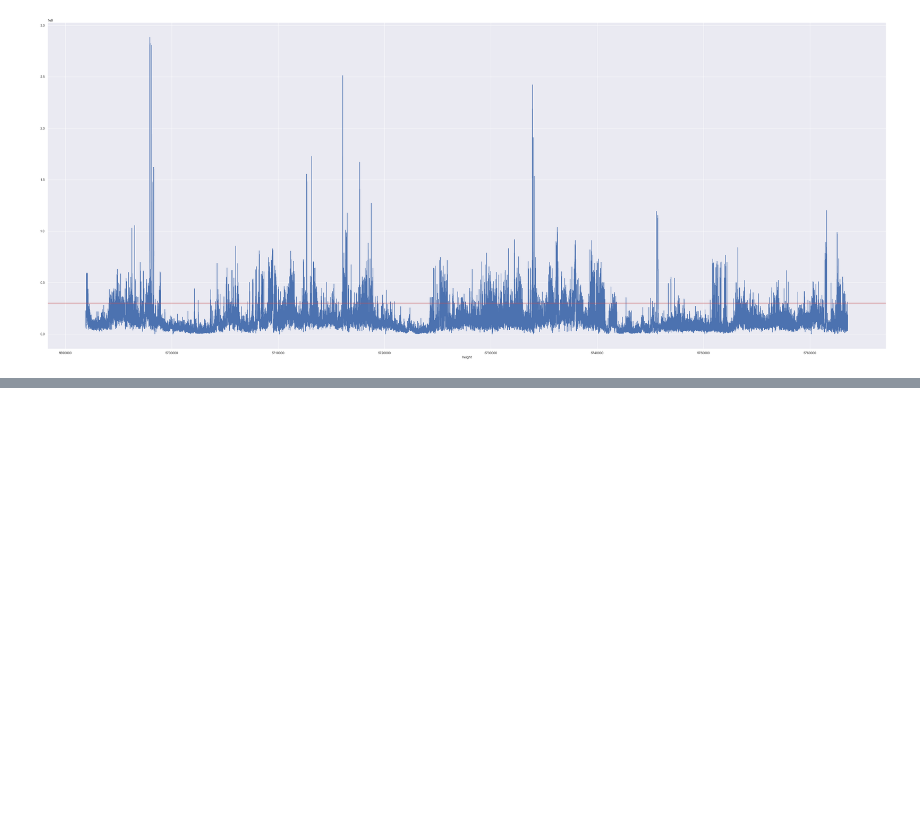
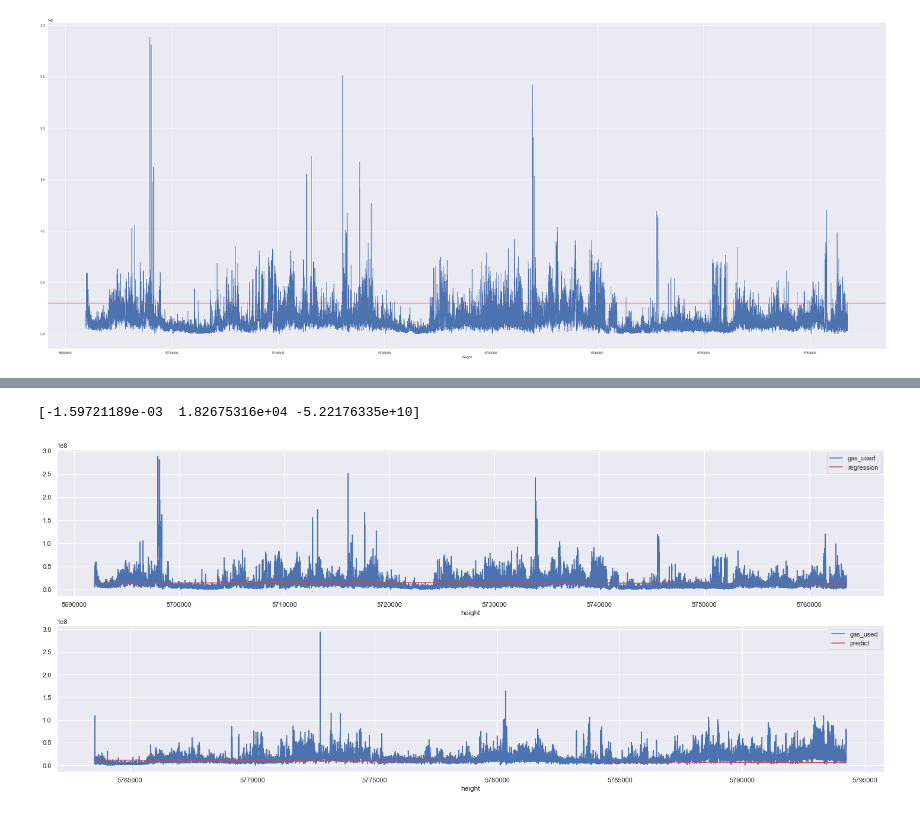
Before and after one commit to RevelationOfTuring/block_prediciton, a Jupyter notebook: 2.polyfit.ipynb, the cells around one changed output, grey strips where cells are left out. Cells and saved outputs as stored; diff of their text form; code cells hidden in the pictures; blank space fills up the shorter version.

```diff
--- a/2.polyfit.ipynb
+++ b/2.polyfit.ipynb
@@ -45,0 +46,19 @@ print(rg1)
+# %%
+# 2次回归
+rg2 = np.polyfit(block_height_training,gas_used_training,2)
+plt.figure(figsize=(25,10))
+plt.subplot(211)
+training_data['gas_used'].plot()
+plt.plot(block_height_training,np.polyval(rg2,block_height_training),'r',label='regression')
+plt.legend()
+
+# predict
+plt.subplot(212)
+test_data['gas_used'].plot()
+plt.plot(block_height_test,np.polyval(rg2,block_height_test),'r',label='predict')
+plt.legend()
+
+print(rg2)
+# %% [output]
+[-1.59721189e-03  1.82675316e+04 -5.22176335e+10]
+[figure, added]
```
Also changed, not shown: parts of 14 cells of this notebook, 1 other file.
